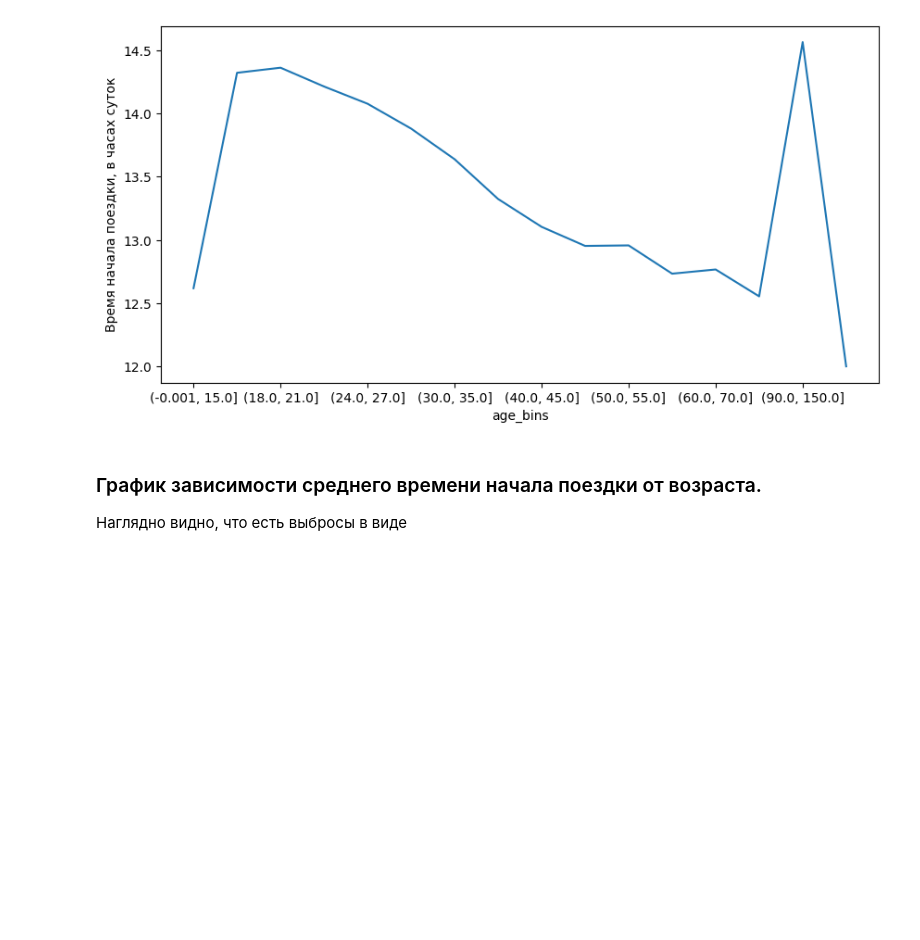
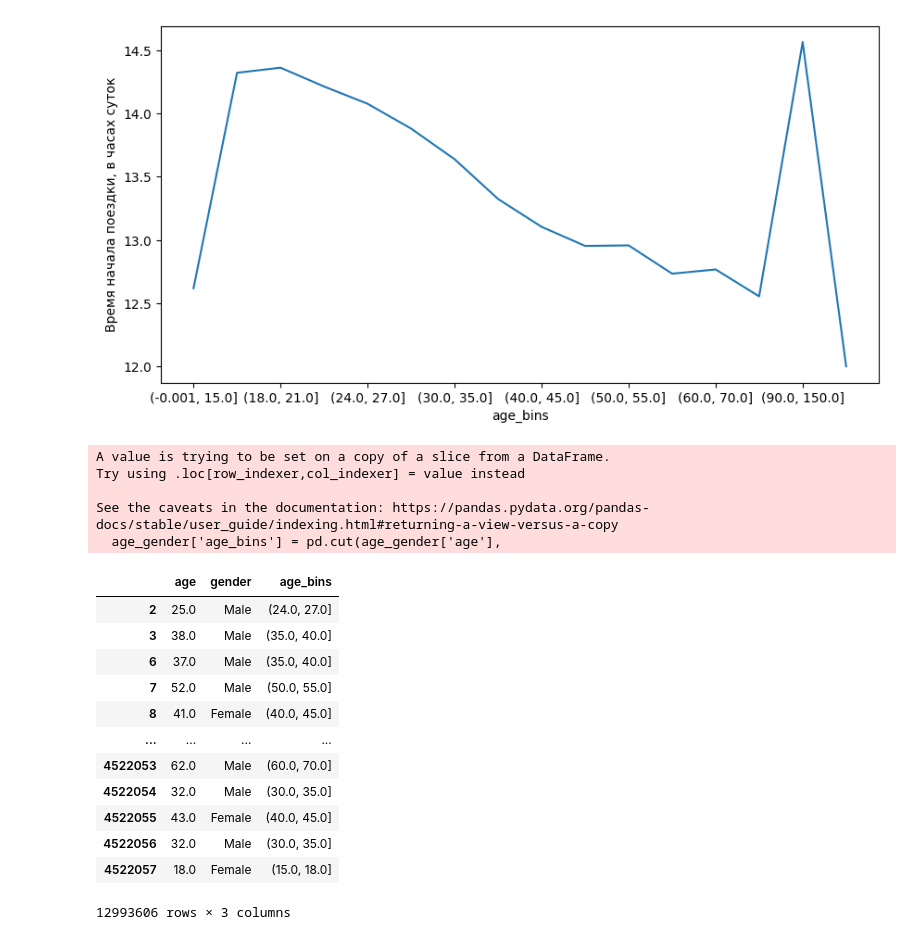
Before and after one commit to Konstantin-Kalug/yandex_bigdata_intensive, a Jupyter notebook: analyze_audience.ipynb, the cells around one changed output. Saved outputs shown, nothing was run; the diff lists cells and outputs as text; code cells hidden in the pictures; blank space fills up the shorter version.

Commit message:
График зависимости возраста от пола

```diff
--- a/analyze_audience.ipynb
+++ b/analyze_audience.ipynb
@@ -180,6 +184,31 @@ age_time.plot()
 plt.show()
 # %% [output]
 [figure]
-# %% [markdown]
-### График зависимости среднего времени начала поездки от возраста.
-Наглядно видно, что есть выбросы в виде
+# %%
+age_gender = df[['age', 'gender']]
+age_gender['age_bins'] = pd.cut(age_gender['age'],
+                  [0, 15, 18, 21, 24, 27, 30, 35, 40, 45, 50, 55, 60, 70, 90, 150, age_gender['age'].max()],
+                  include_lowest=True)
+age_gender = age_gender.dropna()
+age_male = age_gender[age_gender['gender'] == 'Male'].groupby(['age_bins'])['gender'].count()
+age_female = age_gender[age_gender['gender'] == 'Female'].groupby(['age_bins'])['gender'].count()
+age_gender
+# %% [output]
+A value is trying to be set on a copy of a slice from a DataFrame.
+Try using .loc[row_indexer,col_indexer] = value instead
+
+See the caveats in the documentation: https://pandas.pydata.org/pandas-docs/stable/user_guide/indexing.html#returning-a-view-versus-a-copy
+  age_gender['age_bins'] = pd.cut(age_gender['age'],
+|  | age | gender | age_bins |
+| 2 | 25.0 | Male | (24.0, 27.0] |
+| 3 | 38.0 | Male | (35.0, 40.0] |
+| 6 | 37.0 | Male | (35.0, 40.0] |
+| 7 | 52.0 | Male | (50.0, 55.0] |
+| 8 | 41.0 | Female | (40.0, 45.0] |
+| ... | ... | ... | ... |
+| 4522053 | 62.0 | Male | (60.0, 70.0] |
+| 4522054 | 32.0 | Male | (30.0, 35.0] |
+| 4522055 | 43.0 | Female | (40.0, 45.0] |
+| 4522056 | 32.0 | Male | (30.0, 35.0] |
+| 4522057 | 18.0 | Female | (15.0, 18.0] |
+12993606 rows × 3 columns
```
Also changed, not shown: parts of 7 cells of this notebook, 1 other file.
